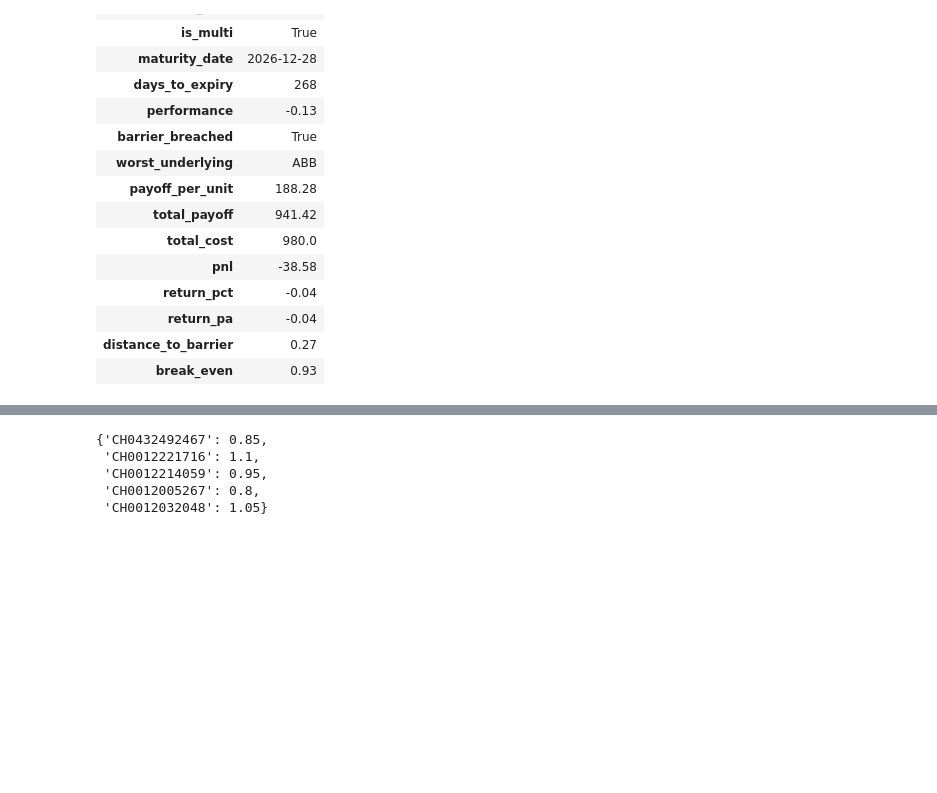
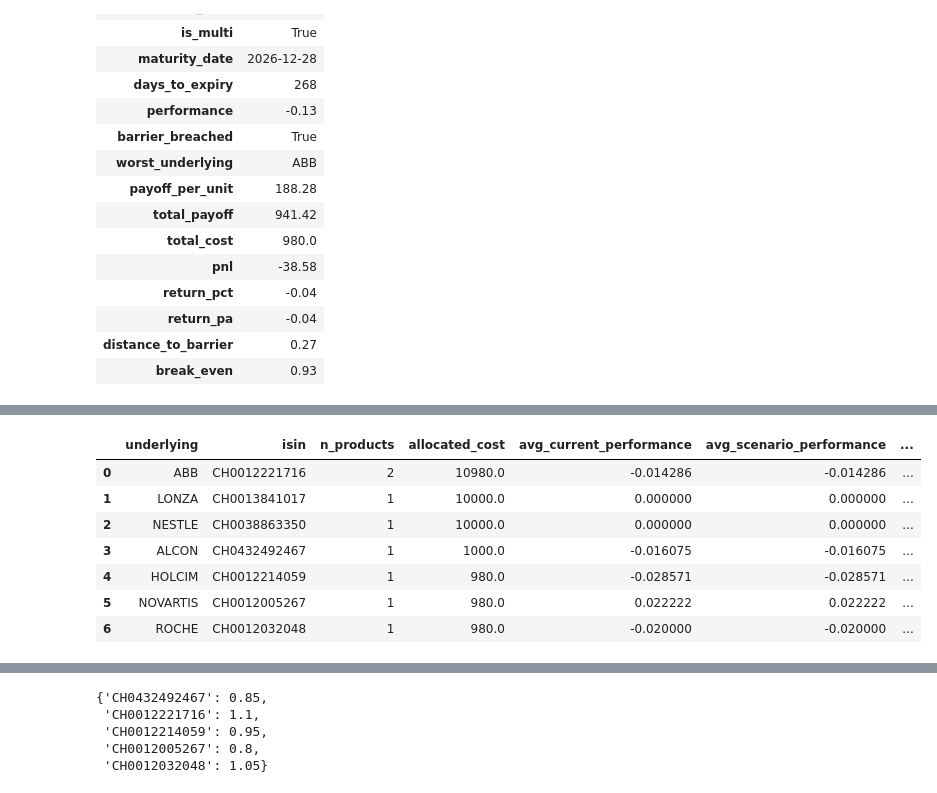
Before and after one commit to sanyalelizabet/structured-products-analytics, a Jupyter notebook: notebooks/01_portfolio_construction.ipynb, the cells around one changed output, grey strips where cells are left out. Cells and saved outputs as stored; diff of their text form; code cells hidden in the pictures; blank space fills up the shorter version.

```diff
--- a/notebooks/01_portfolio_construction.ipynb
+++ b/notebooks/01_portfolio_construction.ipynb
@@ -155,0 +215,11 @@ analytics.total_portfolio_table()
+# %%
+analytics.underlying_lookthrough()
+# %% [output]
+|  | underlying | isin | n_products | allocated_cost | avg_current_performance | avg_scenario_performance | ... |
+| 0 | ABB | CH0012221716 | 2 | 10980.0 | -0.014286 | -0.014286 | ... |
+| 1 | LONZA | CH0013841017 | 1 | 10000.0 | 0.000000 | 0.000000 | ... |
+| 2 | NESTLE | CH0038863350 | 1 | 10000.0 | 0.000000 | 0.000000 | ... |
+| 3 | ALCON | CH0432492467 | 1 | 1000.0 | -0.016075 | -0.016075 | ... |
+| 4 | HOLCIM | CH0012214059 | 1 | 980.0 | -0.028571 | -0.028571 | ... |
+| 5 | NOVARTIS | CH0012005267 | 1 | 980.0 | 0.022222 | 0.022222 | ... |
+| 6 | ROCHE | CH0012032048 | 1 | 980.0 | -0.020000 | -0.020000 | ... |
```
Also changed, not shown: parts of 9 cells of this notebook, 1 other file.
